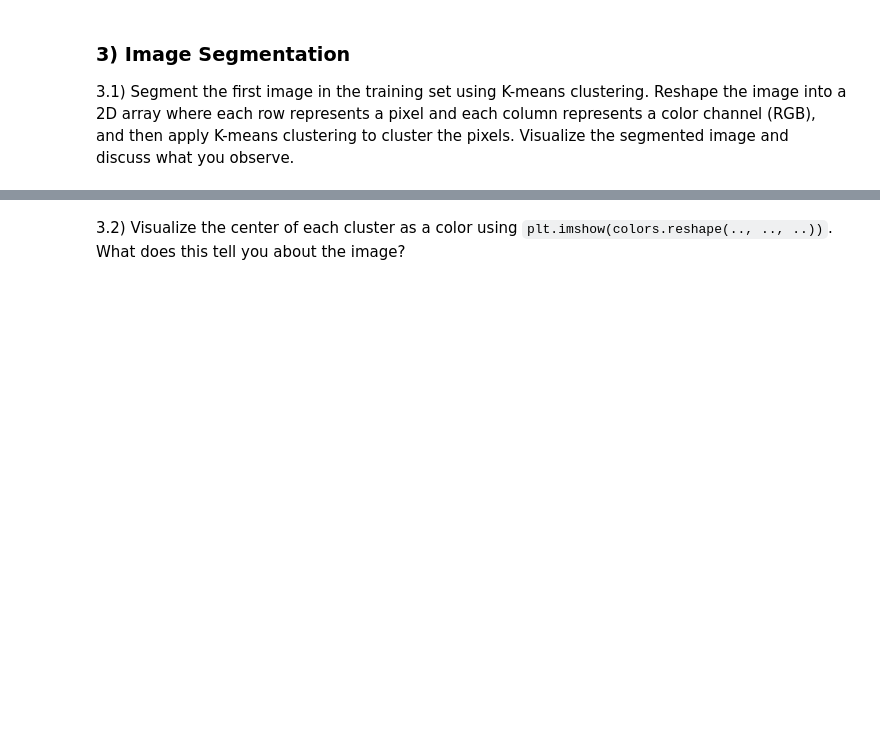
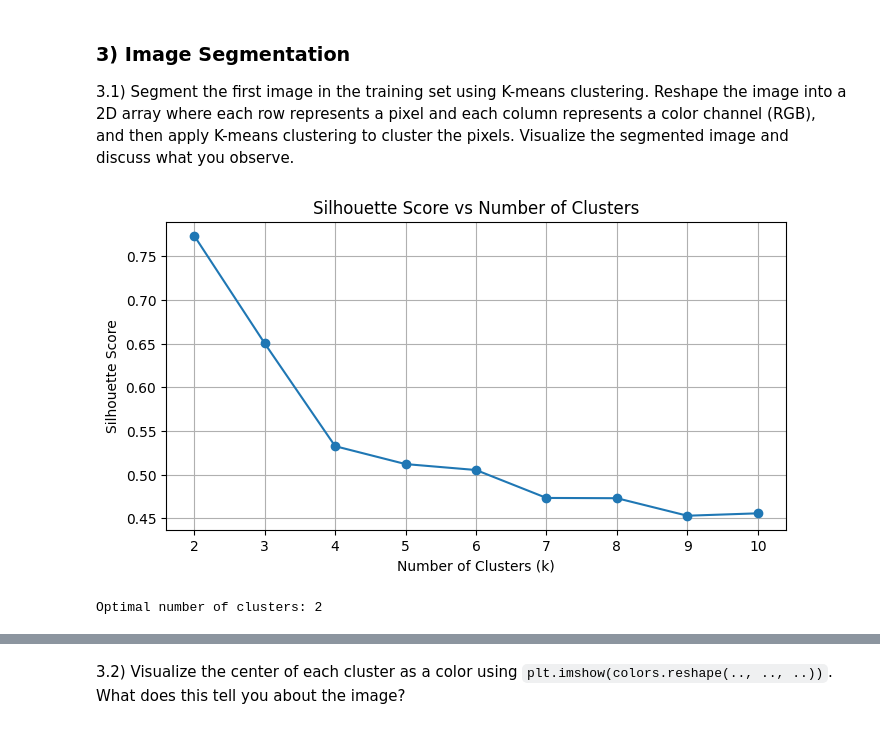
Before and after one commit to fractalclockwork/Chem277B, a Jupyter notebook: hw/HW_05/05_HW.ipynb, the cells around one changed output, grey strips where cells are left out. Drawn from its saved outputs; the diff is of its cells as text; code cells hidden in the pictures; blank space fills up the shorter version.

```diff
--- a/hw/HW_05/05_HW.ipynb
+++ b/hw/HW_05/05_HW.ipynb
@@ -118,4 +118,51 @@ for i, index in enumerate(indices):
 ### 3) Image Segmentation
 
 3.1) Segment the first image in the training set using K-means clustering. Reshape the image into a 2D array where each row represents a pixel and each column represents a color channel (RGB), and then apply K-means clustering to cluster the pixels. Visualize the segmented image and discuss what you observe.
+# %%
+from sklearn.cluster import KMeans
+from sklearn.metrics import silhouette_score
+import matplotlib.pyplot as plt
+import numpy as np
+from sklearn.decomposition import PCA
+
+# reshape image
+index = 0
+x, y = dataset_train[index]
+x_np = np.array(x)
+x_reshaped = x_np.reshape(-1, 3)
+
+# subsample pixels (otherwise this will take forever)
+n_samples = 20000
+indices = np.random.choice(x_reshaped.shape[0], n_samples, replace=False)
+x_sampled = x_reshaped[indices]
+
+# PCA
+pca = PCA(n_components=2)
+x_reduced = pca.fit_transform(x_sampled)
+
+# Range of cluster counts to try
+k_values = range(2, 11)
+silhouette_scores = []
+
+for k in k_values:
+    kmeans = KMeans(n_clusters=k, random_state=42)
+    labels = kmeans.fit_predict(x_reduced)
+    score = silhouette_score(x_reduced, labels)
+    silhouette_scores.append(score)
+
+# plot silhouette scores
+plt.figure(figsize=(8, 4))
+plt.plot(k_values, silhouette_scores, marker='o')
+plt.title("Silhouette Score vs Number of Clusters")
+plt.xlabel("Number of Clusters (k)")
+plt.ylabel("Silhouette Score")
+plt.grid(True)
+plt.show()
+
+# best k
+best_k = k_values[np.argmax(silhouette_scores)]
+print(f"Optimal number of clusters: {best_k}")
+# %% [output]
+[figure, added]
+Optimal number of clusters: 2
 # %%
```
Also changed, not shown: parts of 8 cells of this notebook.
